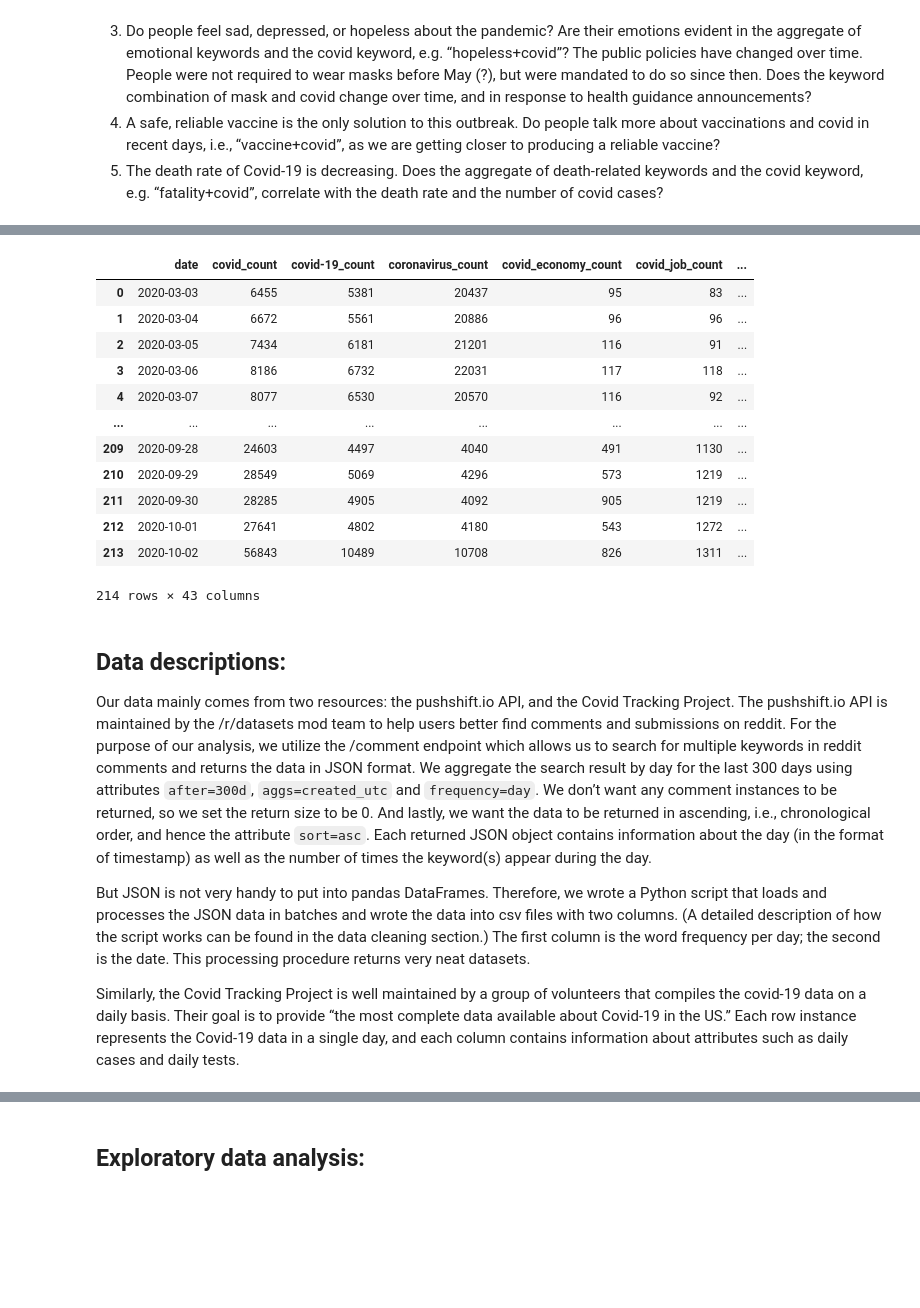
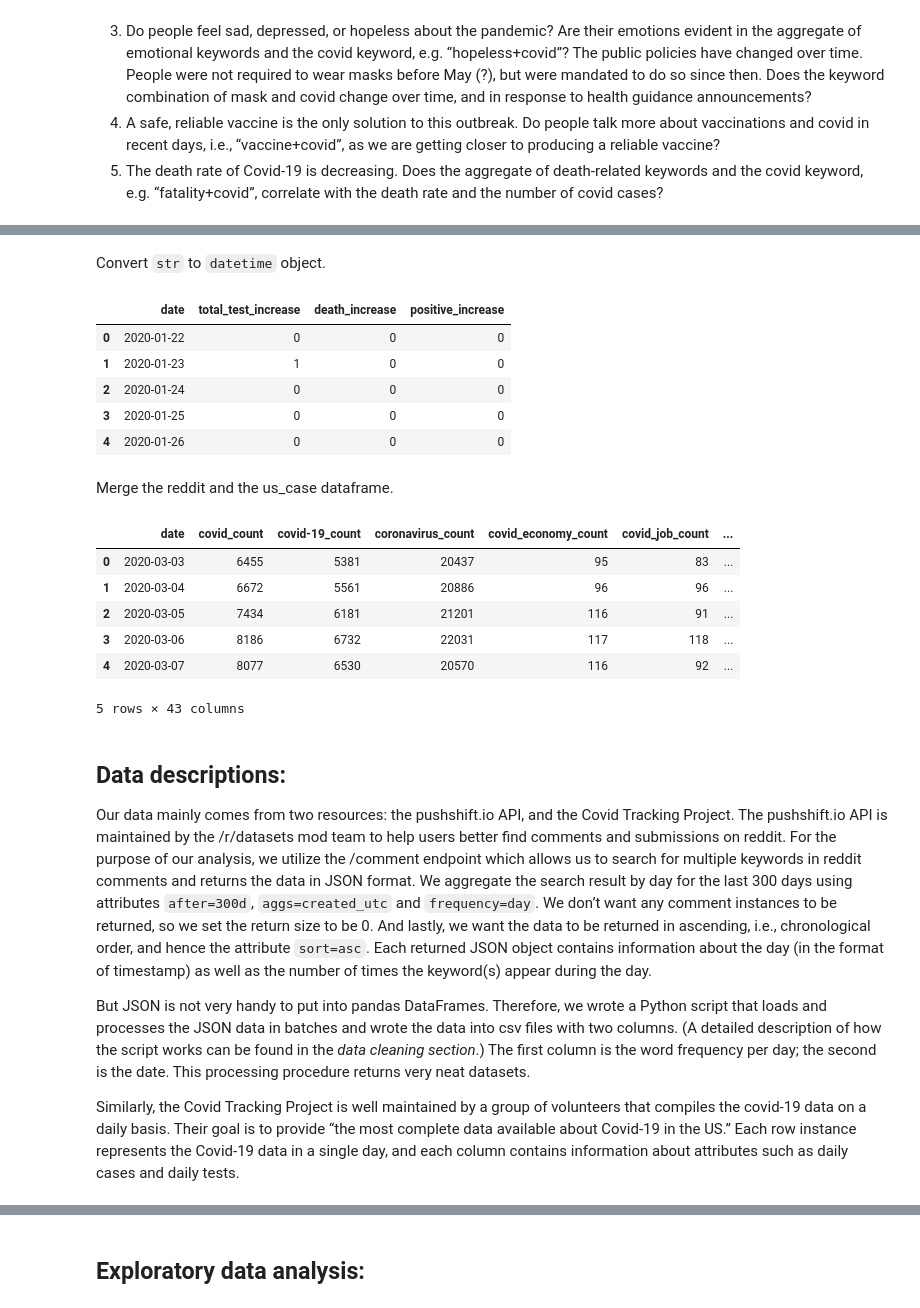
Before and after one commit to kaiyue95/INFO-2950-Final-Project, a Jupyter notebook: phase_2.ipynb, the cells around one changed output, grey strips where cells are left out. Saved outputs shown, nothing was run; the diff lists cells and outputs as text; code cells hidden in the pictures; blank space fills up the shorter version.

```diff
--- a/phase_2.ipynb
+++ b/phase_2.ipynb
@@ -97,4 +170,15 @@ us_case = us_case.sort_index(ascending=False).reset_index(drop=True)
+# %% [markdown]
+Convert `str` to `datetime` object.
 # %%
-# Convert str to datetime object
 us_case.date = pd.to_datetime(us_case.date)
+us_case.head()
+# %% [output]
+|  | date | total_test_increase | death_increase | positive_increase |
+| 0 | 2020-01-22 | 0 | 0 | 0 |
+| 1 | 2020-01-23 | 1 | 0 | 0 |
+| 2 | 2020-01-24 | 0 | 0 | 0 |
+| 3 | 2020-01-25 | 0 | 0 | 0 |
+| 4 | 2020-01-26 | 0 | 0 | 0 |
+# %% [markdown]
+Merge the reddit and the us_case dataframe.
 # %%
@@ -102,26 +185,20 @@ us_case.date = pd.to_datetime(us_case.date)
 result = pd.merge(reddit, us_case, on='date')
 # %%
-result
+result.head()
 # %% [output]
 |  | date | covid_count | covid-19_count | coronavirus_count | covid_economy_count | covid_job_count | ... |
 | 0 | 2020-03-03 | 6455 | 5381 | 20437 | 95 | 83 | ... |
 | 1 | 2020-03-04 | 6672 | 5561 | 20886 | 96 | 96 | ... |
 | 2 | 2020-03-05 | 7434 | 6181 | 21201 | 116 | 91 | ... |
 | 3 | 2020-03-06 | 8186 | 6732 | 22031 | 117 | 118 | ... |
 | 4 | 2020-03-07 | 8077 | 6530 | 20570 | 116 | 92 | ... |
-| ... | ... | ... | ... | ... | ... | ... | ... |
-| 209 | 2020-09-28 | 24603 | 4497 | 4040 | 491 | 1130 | ... |
-| 210 | 2020-09-29 | 28549 | 5069 | 4296 | 573 | 1219 | ... |
-| 211 | 2020-09-30 | 28285 | 4905 | 4092 | 905 | 1219 | ... |
-| 212 | 2020-10-01 | 27641 | 4802 | 4180 | 543 | 1272 | ... |
-| 213 | 2020-10-02 | 56843 | 10489 | 10708 | 826 | 1311 | ... |
-214 rows × 43 columns
+5 rows × 43 columns
 # %% [markdown]
 ## Data descriptions:
 
 Our data mainly comes from two resources: the pushshift.io API, and the Covid Tracking Project. The pushshift.io API is maintained by the /r/datasets mod team to help users better find comments and submissions on reddit. For the purpose of our analysis, we utilize the /comment endpoint which allows us to search for multiple keywords in reddit comments and returns the data in JSON format. We aggregate the search result by day for the last 300 days using attributes `after=300d`, `aggs=created_utc` and `frequency=day`. We don’t want any comment instances to be returned, so we set the return size to be 0. And lastly, we want the data to be returned in ascending, i.e., chronological order, and hence the attribute `sort=asc`. Each returned JSON object contains information about the day (in the format of timestamp) as well as the number of times the keyword(s) appear during the day.
 
-But JSON is not very handy to put into pandas DataFrames. Therefore, we wrote a Python script that loads and processes the JSON data in batches and wrote the data into csv files with two columns. (A detailed description of how the script works can be found in the data cleaning section.) The first column is the word frequency per day; the second is the date. This processing procedure returns very neat datasets.
+But JSON is not very handy to put into pandas DataFrames. Therefore, we wrote a Python script that loads and processes the JSON data in batches and wrote the data into csv files with two columns. (A detailed description of how the script works can be found in the _data cleaning section_.) The first column is the word frequency per day; the second is the date. This processing procedure returns very neat datasets.
 
 Similarly, the Covid Tracking Project is well maintained by a group of volunteers that compiles the covid-19 data on a daily basis. Their goal is to provide “the most complete data available about Covid-19 in the US.” Each row instance represents the Covid-19 data in a single day, and each column contains information about attributes such as daily cases and daily tests.
 # %% [markdown]
```
Also changed, not shown: parts of 32 cells of this notebook.
